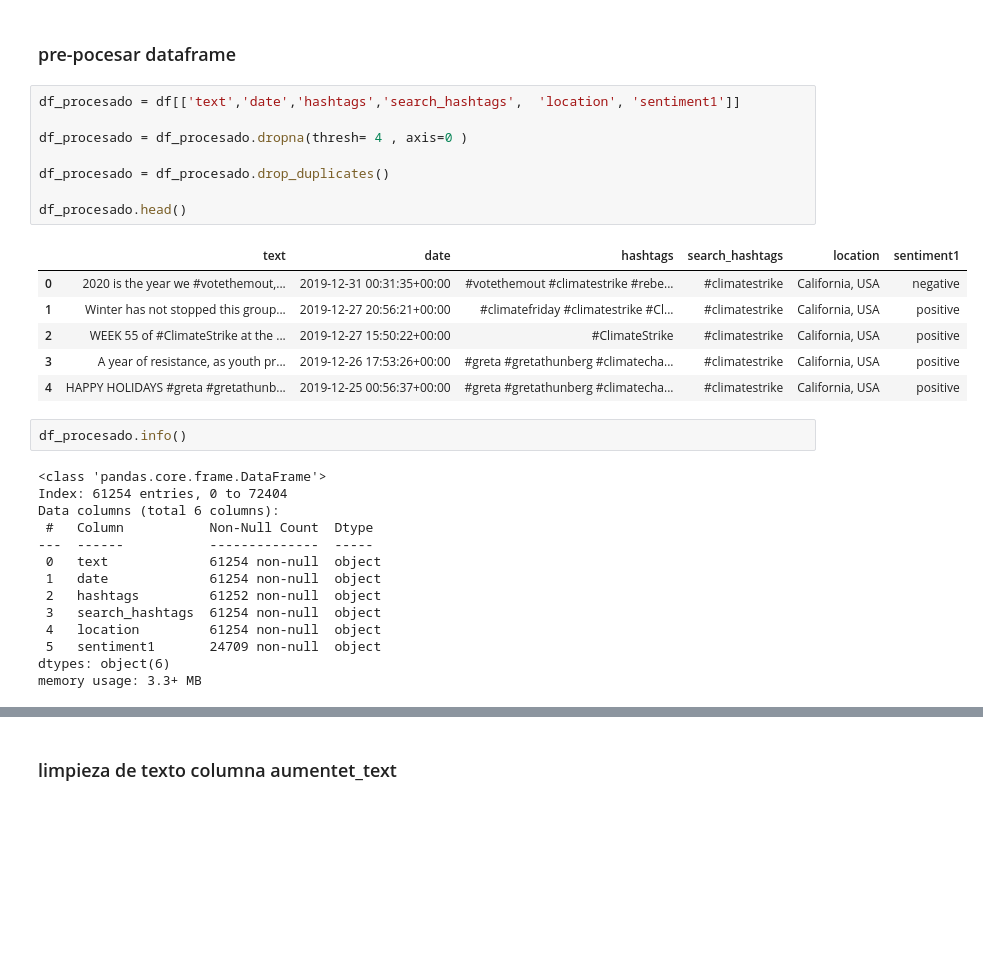
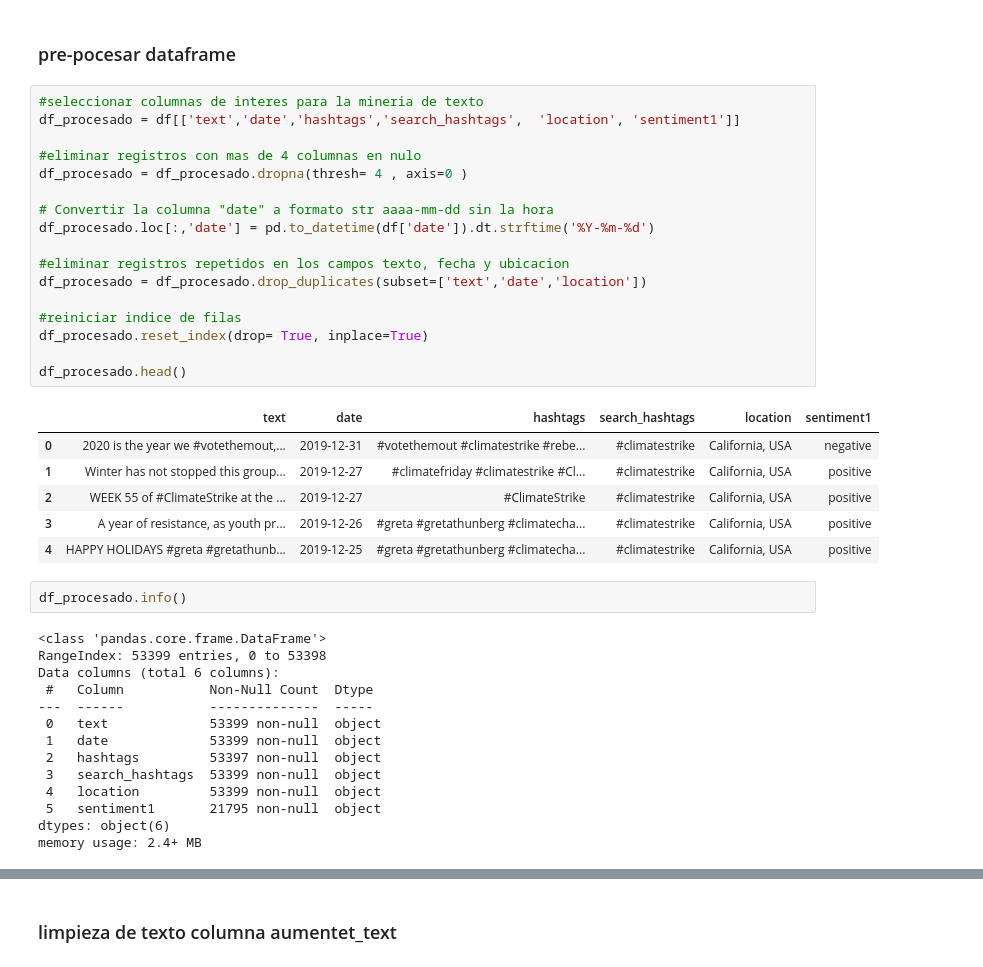
Before and after one commit to AndresR2909/rag_azure_openIA_pinecone_vdb, a Jupyter notebook: src/creacion_embeddings_base_datos_vectorial.ipynb, the cells around one changed output, grey strips where cells are left out. Saved outputs shown, nothing was run; the diff lists cells and outputs as text; blank space fills up the shorter version.

Commit message:
delete duplicate vectors and add images

```diff
--- a/src/creacion_embeddings_base_datos_vectorial.ipynb
+++ b/src/creacion_embeddings_base_datos_vectorial.ipynb
@@ -119,34 +119,43 @@ memory usage: 9.9+ MB
 # %% [markdown]
 ### pre-pocesar dataframe
 # %%
+#seleccionar columnas de interes para la mineria de texto
 df_procesado = df[['text','date','hashtags','search_hashtags',	'location',	'sentiment1']]
 
+#eliminar registros con mas de 4 columnas en nulo
 df_procesado = df_procesado.dropna(thresh= 4 , axis=0 )
 
-df_procesado = df_procesado.drop_duplicates()
+# Convertir la columna "date" a formato str aaaa-mm-dd sin la hora
+df_procesado.loc[:,'date'] = pd.to_datetime(df['date']).dt.strftime('%Y-%m-%d')
+
+#eliminar registros repetidos en los campos texto, fecha y ubicacion
+df_procesado = df_procesado.drop_duplicates(subset=['text','date','location'])
+
+#reiniciar indice de filas
+df_procesado.reset_index(drop= True, inplace=True)
 
 df_procesado.head()
 # %% [output]
 |  | text | date | hashtags | search_hashtags | location | sentiment1 |
-| 0 | 2020 is the year we #votethemout,... | 2019-12-31 00:31:35+00:00 | #votethemout #climatestrike #rebe... | #climatestrike | California, USA | negative |
-| 1 | Winter has not stopped this group... | 2019-12-27 20:56:21+00:00 | #climatefriday #climatestrike #Cl... | #climatestrike | California, USA | positive |
-| 2 | WEEK 55 of #ClimateStrike at the ... | 2019-12-27 15:50:22+00:00 | #ClimateStrike | #climatestrike | California, USA | positive |
-| 3 | A year of resistance, as youth pr... | 2019-12-26 17:53:26+00:00 | #greta #gretathunberg #climatecha... | #climatestrike | California, USA | positive |
-| 4 | HAPPY HOLIDAYS #greta #gretathunb... | 2019-12-25 00:56:37+00:00 | #greta #gretathunberg #climatecha... | #climatestrike | California, USA | positive |
+| 0 | 2020 is the year we #votethemout,... | 2019-12-31 | #votethemout #climatestrike #rebe... | #climatestrike | California, USA | negative |
+| 1 | Winter has not stopped this group... | 2019-12-27 | #climatefriday #climatestrike #Cl... | #climatestrike | California, USA | positive |
+| 2 | WEEK 55 of #ClimateStrike at the ... | 2019-12-27 | #ClimateStrike | #climatestrike | California, USA | positive |
+| 3 | A year of resistance, as youth pr... | 2019-12-26 | #greta #gretathunberg #climatecha... | #climatestrike | California, USA | positive |
+| 4 | HAPPY HOLIDAYS #greta #gretathunb... | 2019-12-25 | #greta #gretathunberg #climatecha... | #climatestrike | California, USA | positive |
 # %%
 df_procesado.info()
 # %% [output]
 <class 'pandas.core.frame.DataFrame'>
-Index: 61254 entries, 0 to 72404
+RangeIndex: 53399 entries, 0 to 53398
 Data columns (total 6 columns):
  #   Column           Non-Null Count  Dtype
 ---  ------           --------------  -----
- 0   text             61254 non-null  object
- 1   date             61254 non-null  object
- 2   hashtags         61252 non-null  object
- 3   search_hashtags  61254 non-null  object
- 4   location         61254 non-null  object
- 5   sentiment1       24709 non-null  object
+ 0   text             53399 non-null  object
+ 1   date             53399 non-null  object
+ 2   hashtags         53397 non-null  object
+ 3   search_hashtags  53399 non-null  object
+ 4   location         53399 non-null  object
+ 5   sentiment1       21795 non-null  object
 dtypes: object(6)
-memory usage: 3.3+ MB
+memory usage: 2.4+ MB
 # %%
```
Also changed, not shown: parts of 19 cells of this notebook, 5 other files.
